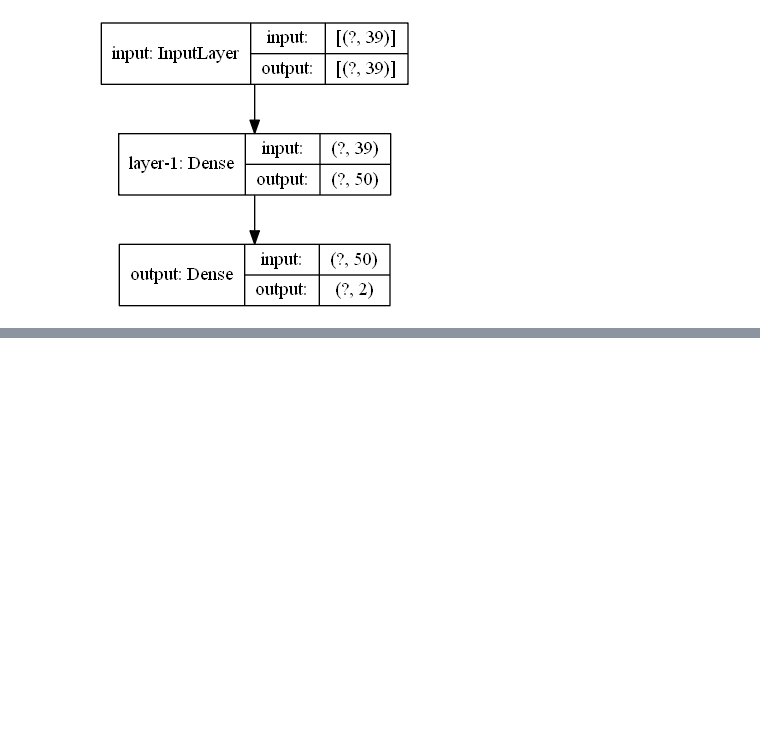
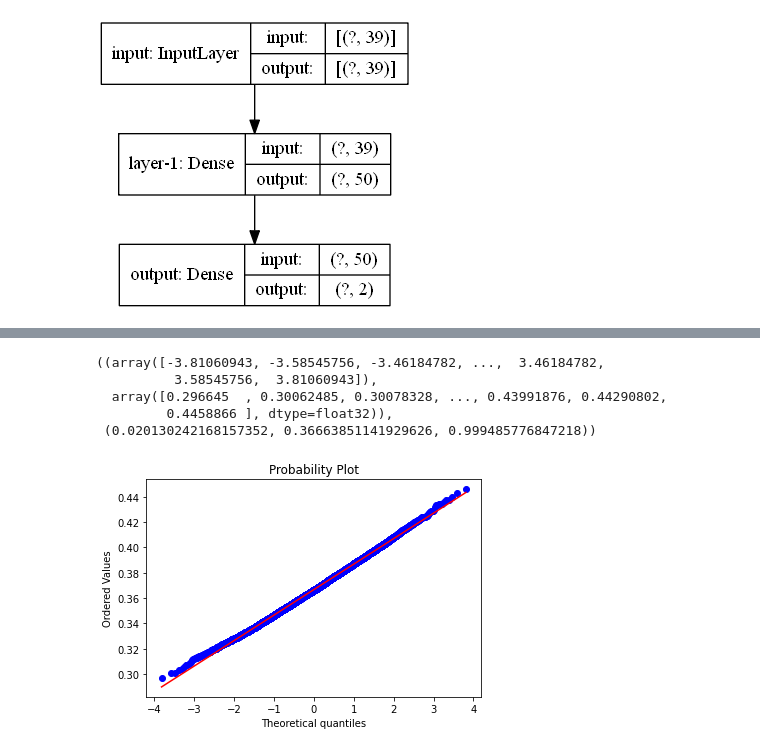
Before and after one commit to smaityumich/gradient-flow-attack, a Jupyter notebook: adult.data.test.ipynb, the cells around one changed output, grey strips where cells are left out. Cells and saved outputs as stored; diff of their text form; code cells hidden in the pictures; blank space fills up the shorter version.

```diff
--- a/adult.data.test.ipynb
+++ b/adult.data.test.ipynb
@@ -76,0 +86,10 @@ Done step 1000
+# %%
+import scipy
+scipy.stats.probplot(perturbed_means, plot=plt)
+# %% [output]
+((array([-3.81060943, -3.58545756, -3.46184782, ...,  3.46184782,
+          3.58545756,  3.81060943]),
+  array([0.296645  , 0.30062485, 0.30078328, ..., 0.43991876, 0.44290802,
+         0.4458866 ], dtype=float32)),
+ (0.020130242168157352, 0.36663851141929626, 0.999485776847218))
+[figure, added]
```
Also changed, not shown: parts of 9 cells of this notebook, 2 other files.
